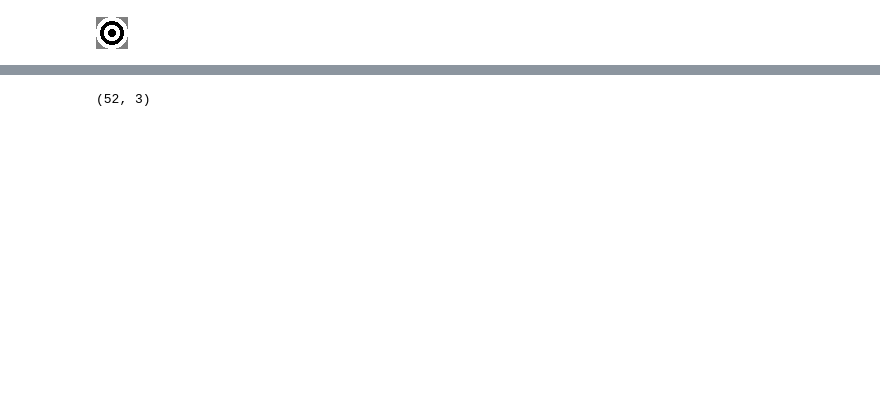
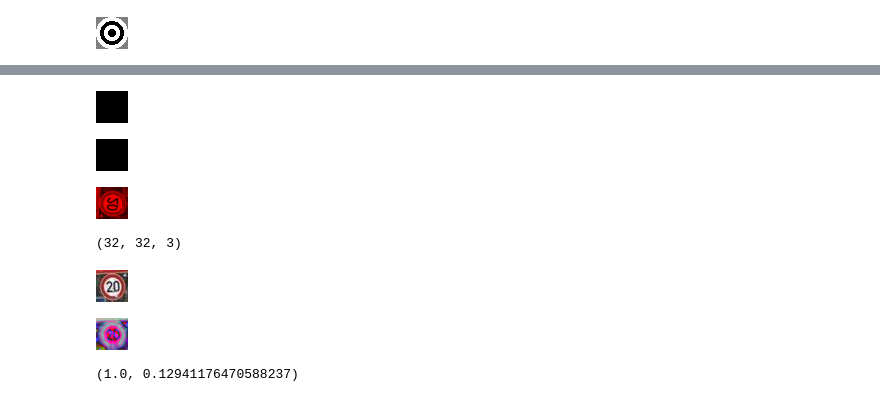
Before and after one commit to aSafarpoor/Traffic-Sign-Detection-DIPFinalProject-, a Jupyter notebook: dip_project_phase0.ipynb, the cells around one changed output, grey strips where cells are left out. Drawn from its saved outputs; the diff is of its cells as text; code cells hidden in the pictures; blank space fills up the shorter version.

```diff
--- a/dip_project_phase0.ipynb
+++ b/dip_project_phase0.ipynb
@@ -201,4 +254,16 @@ for i in range(len(out)):
-# %%
-np.array(lavels_point[0]).shape
-# %% [output]
-(52, 3)
+# %%
+r = im[:,:,0]
+g = im[:,:,1]
+b = im[:,:,2]
+z = np.zeros(b.shape)
+cv2_imshow(np.array([r,z,z]).transpose())
+cv2_imshow(np.array([z,g,z]).transpose())
+cv2_imshow(np.array([z,z,b]).transpose())
+# %% [output]
+[figure, added]
+[figure, added]
+[figure, added]
+# %%
+im.shape
+# %% [output]
+(32, 32, 3)
@@ -204,0 +380,12 @@ np.array(lavels_point[0]).shape
+# %%
+im = np.copy(ims[0])
+cv2_imshow(im)
+im = HSVColor(im)
+cv2_imshow(im*255)
+# %% [output]
+[figure, added]
+[figure, added]
+# %%
+im[:,:,2].max(),im[:,:,2].min()
+# %% [output]
+(1.0, 0.12941176470588237)
```
Also changed, not shown: parts of 13 cells of this notebook.
